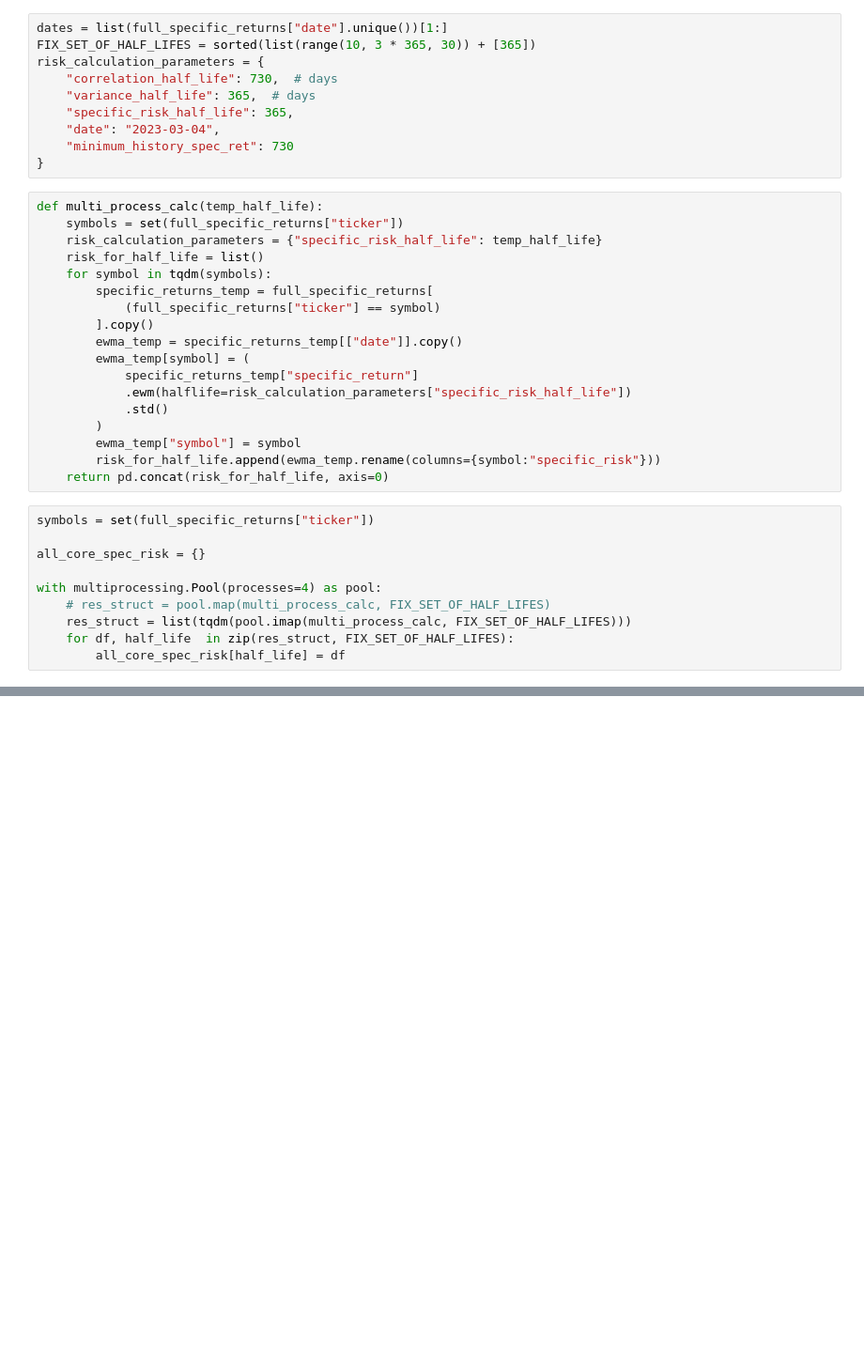
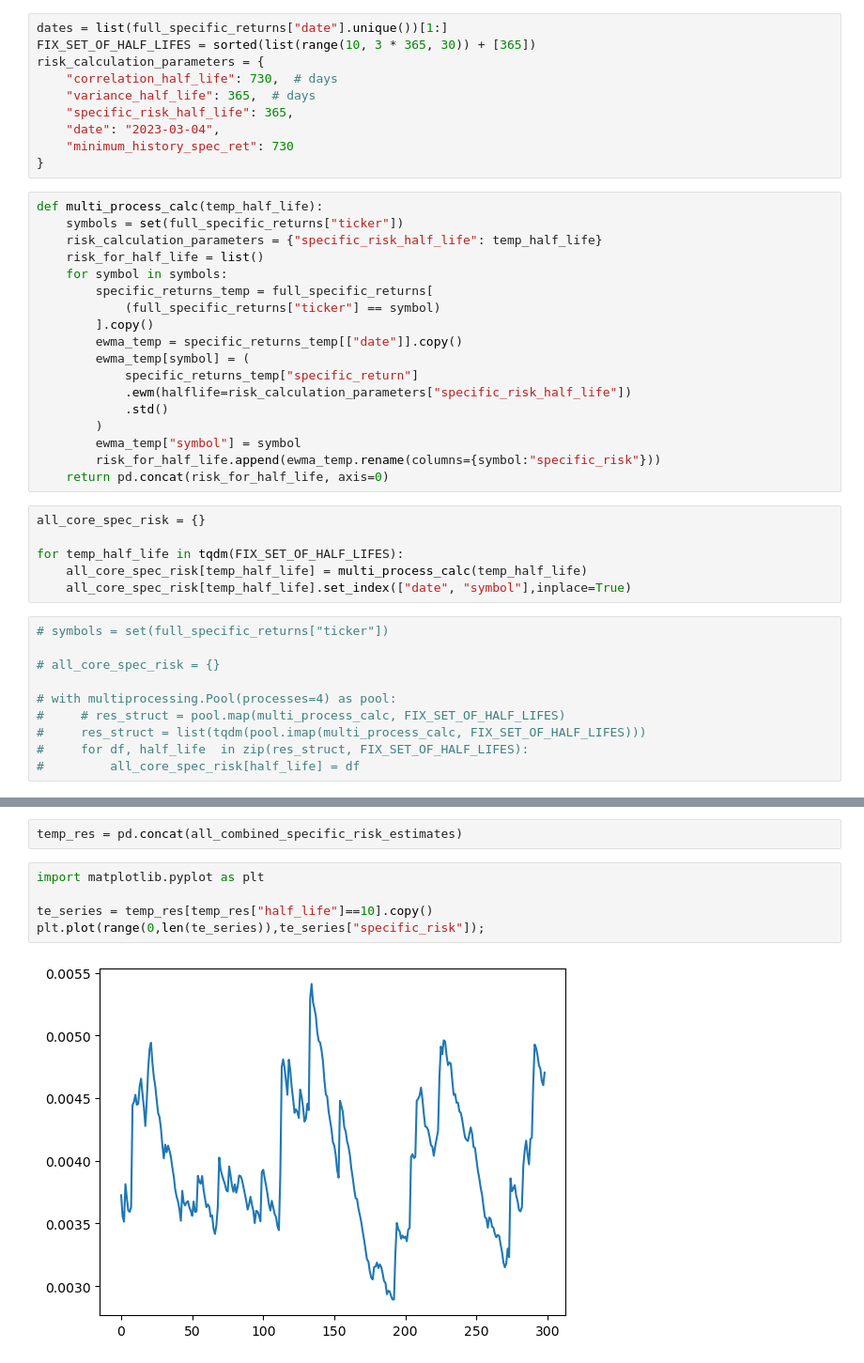
Before and after one commit to bebesi33/crypto_project, a Jupyter notebook: factor_model/scripts/specific_risk_core.ipynb, the cells around one changed output, grey strips where cells are left out. Shown at 94% size. Saved outputs shown, nothing was run; the diff lists cells and outputs as text; blank space fills up the shorter version.

Commit message:
specific risk for core universe, working solution

```diff
--- a/factor_model/scripts/specific_risk_core.ipynb
+++ b/factor_model/scripts/specific_risk_core.ipynb
@@ -39,7 +39,7 @@ def multi_process_calc(temp_half_life):
     symbols = set(full_specific_returns["ticker"])
     risk_calculation_parameters = {"specific_risk_half_life": temp_half_life}
     risk_for_half_life = list()
-    for symbol in tqdm(symbols):
+    for symbol in symbols:
         specific_returns_temp = full_specific_returns[
             (full_specific_returns["ticker"] == symbol)
         ].copy()
@@ -52,13 +52,19 @@ def multi_process_calc(temp_half_life):
         ewma_temp["symbol"] = symbol
         risk_for_half_life.append(ewma_temp.rename(columns={symbol:"specific_risk"}))
     return pd.concat(risk_for_half_life, axis=0)
+# %%
+all_core_spec_risk = {}
+
+for temp_half_life in tqdm(FIX_SET_OF_HALF_LIFES):
+    all_core_spec_risk[temp_half_life] = multi_process_calc(temp_half_life)
+    all_core_spec_risk[temp_half_life].set_index(["date", "symbol"],inplace=True)
 # %%
-symbols = set(full_specific_returns["ticker"])
+# symbols = set(full_specific_returns["ticker"])
 
-all_core_spec_risk = {}
+# all_core_spec_risk = {}
 
-with multiprocessing.Pool(processes=4) as pool:
-    # res_struct = pool.map(multi_process_calc, FIX_SET_OF_HALF_LIFES)
-    res_struct = list(tqdm(pool.imap(multi_process_calc, FIX_SET_OF_HALF_LIFES)))
-    for df, half_life  in zip(res_struct, FIX_SET_OF_HALF_LIFES):
-        all_core_spec_risk[half_life] = df
+# with multiprocessing.Pool(processes=4) as pool:
+#     # res_struct = pool.map(multi_process_calc, FIX_SET_OF_HALF_LIFES)
+#     res_struct = list(tqdm(pool.imap(multi_process_calc, FIX_SET_OF_HALF_LIFES)))
+#     for df, half_life  in zip(res_struct, FIX_SET_OF_HALF_LIFES):
+#         all_core_spec_risk[half_life] = df
@@ -110,2 +115,11 @@ for date in tqdm(dates[0:1]):
 # %% [output]
 KeyboardInterrupt:
+# %%
+temp_res = pd.concat(all_combined_specific_risk_estimates)
+# %%
+import matplotlib.pyplot as plt
+
+te_series = temp_res[temp_res["half_life"]==10].copy()
+plt.plot(range(0,len(te_series)),te_series["specific_risk"]);
+# %% [output]
+[figure, added]
```
Also changed, not shown: parts of 5 cells of this notebook, 3 other files.
